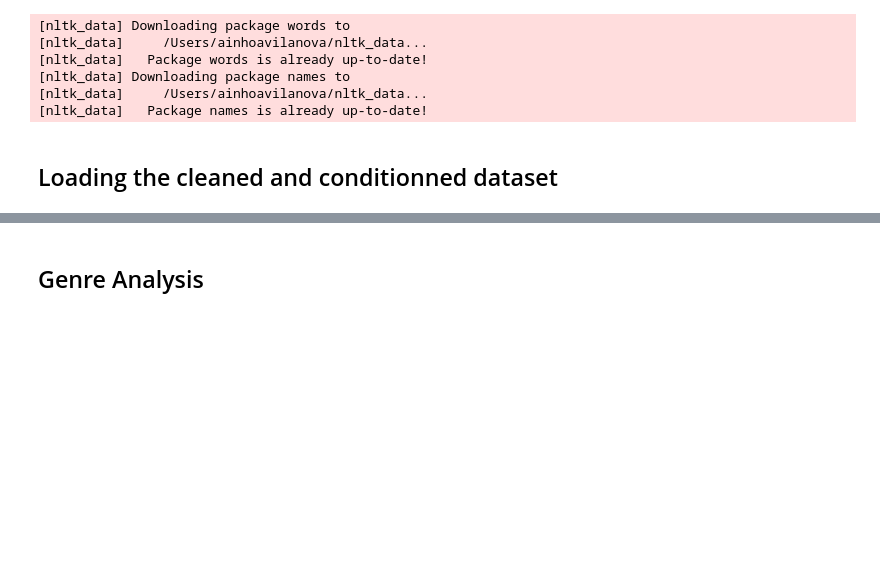
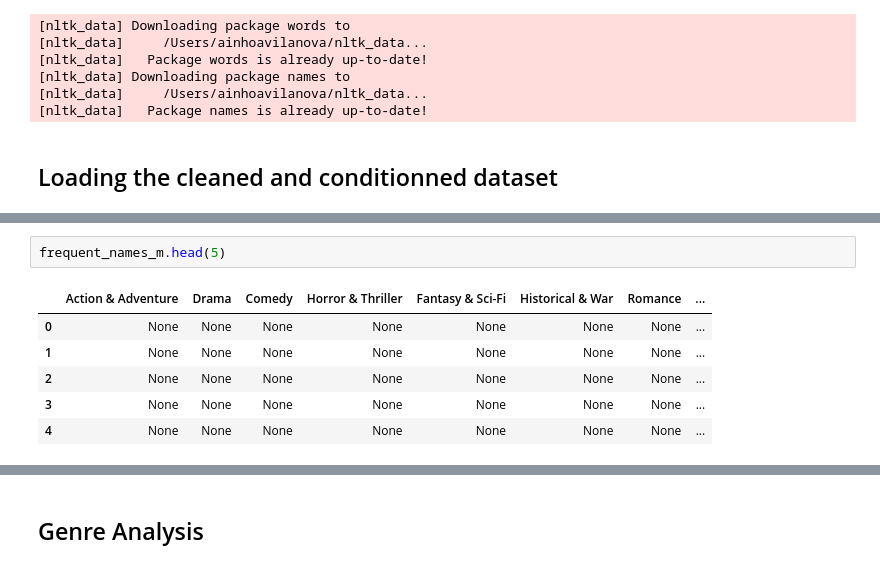
Before and after one commit to epfl-ada/ada-2024-project-adadasurmonbidet2024, a Jupyter notebook: results.ipynb, the cells around one changed output, grey strips where cells are left out. Drawn from its saved outputs; the diff is of its cells as text; blank space fills up the shorter version.

```diff
--- a/results.ipynb
+++ b/results.ipynb
@@ -18,3 +40,12 @@ import matplotlib.ticker as ticker
+# %%
+frequent_names_m.head(5)
+# %% [output]
+|  | Action & Adventure | Drama | Comedy | Horror & Thriller | Fantasy & Sci-Fi | Historical & War | Romance | ... |
+| 0 | None | None | None | None | None | None | None | ... |
+| 1 | None | None | None | None | None | None | None | ... |
+| 2 | None | None | None | None | None | None | None | ... |
+| 3 | None | None | None | None | None | None | None | ... |
+| 4 | None | None | None | None | None | None | None | ... |
 # %%
 df_char_cleaned = pd.read_csv('data/cleaned.csv')
 
```
Also changed, not shown: parts of 7 cells of this notebook, 1 other file.
